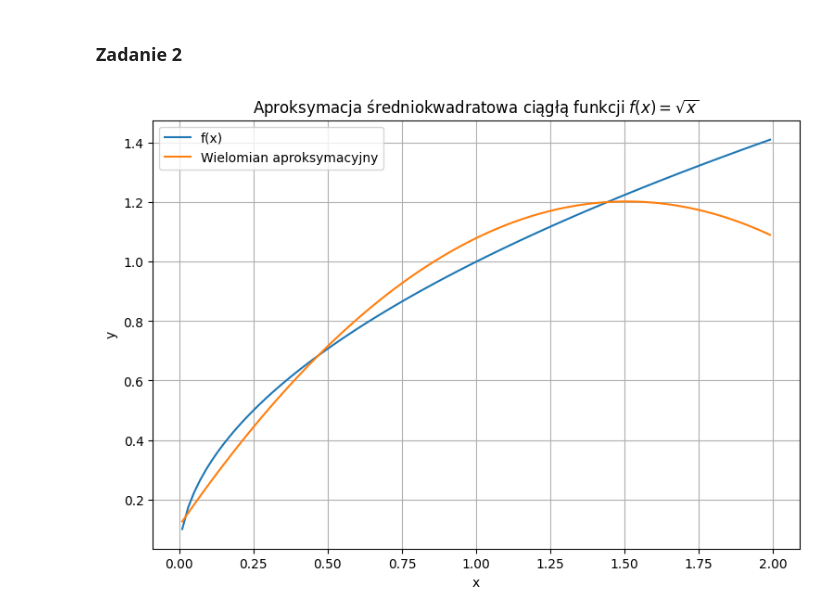
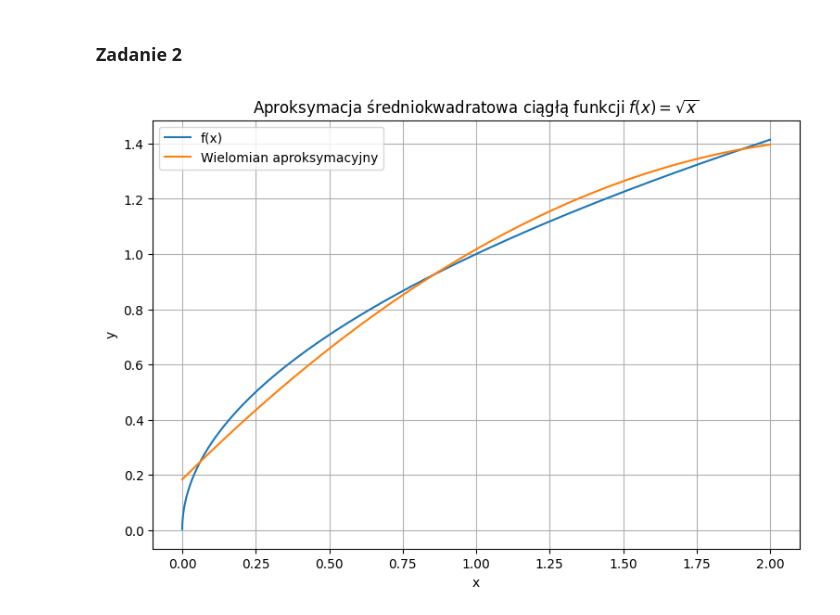
Before and after one commit to memecat5/MOWNIT, a Jupyter notebook: lab5/lab5.ipynb, the cells around one changed output. Cells and saved outputs as stored; diff of their text form; code cells hidden in the pictures.

```diff
--- a/lab5/lab5.ipynb
+++ b/lab5/lab5.ipynb
@@ -106,52 +106,49 @@ plt.show()
 def f(x):
     return np.sqrt(x)
 
-# Weight function for Chebyshev polynomials on [0, 2] interval
+# Weight function for Chebyshev polynomials
 def weight(t):
-    return (1 - (t-1)**2) ** (-0.5)
+    return (1 - t**2) ** (-0.5)
 
 def cheb(x, n):
     # n - degree of the polynomial
     # since we are using only 3 of them,
     # it's cheap to calculate them analytically
     match n:
-        # (x - 1) because of our interval
         case 0: return 1
-        case 1: return x - 1
-        case 2: return 2 * (x-1)**2 - 1
+        case 1: return x
+        case 2: return 2 * (x)**2 - 1
 
 
 def inner_prod_cheb(n):
     if n == 0:
         return np.pi
     else:
         return np.pi / 2
 
 def eval_apprx_poly(c, x):
-    res = 0
+    res = 0.
     for i in range(len(c)):
         res += c[i] * cheb(x, i)
 
     return res
 
 c = np.empty(3)
 # slightly cut interval to avoid division by 0
-xs = np.linspace(0.01, 1.99, 100)
+xs = np.linspace(0.00001, 1.99999, 10000)
+ts = xs - 1
+
 for i in range(3):
-    c[i] = np.trapezoid(weight(xs)*f(xs)*cheb(xs, i), xs) / inner_prod_cheb(i)
+    c[i] = np.trapezoid(weight(ts)*f(xs)*cheb(ts, i), ts) / inner_prod_cheb(i)
 
 plt.figure(figsize=(9, 6))
 plt.plot(xs, f(xs), label="f(x)")
-plt.plot(xs, eval_apprx_poly(c, xs), label="Wielomian aproksymacyjny")
+plt.plot(xs, eval_apprx_poly(c, ts), label="Wielomian aproksymacyjny")
 plt.xlabel("x")
 plt.ylabel("y")
 plt.grid()
 plt.legend()
 plt.title(r"Aproksymacja średniokwadratowa ciągłą funkcji $f(x) = \sqrt{x}$")
 plt.show()
-
-# sprawdzić powrót na poprzednie współrzędne, coś z tym x-1 we wzorach
-
-# poprawić wnioski w sprawozdaniu
 # %% [output]
-[figure, old version]
+[figure, new version]
```
Also changed, not shown: parts of 2 cells of this notebook, 3 other files.
